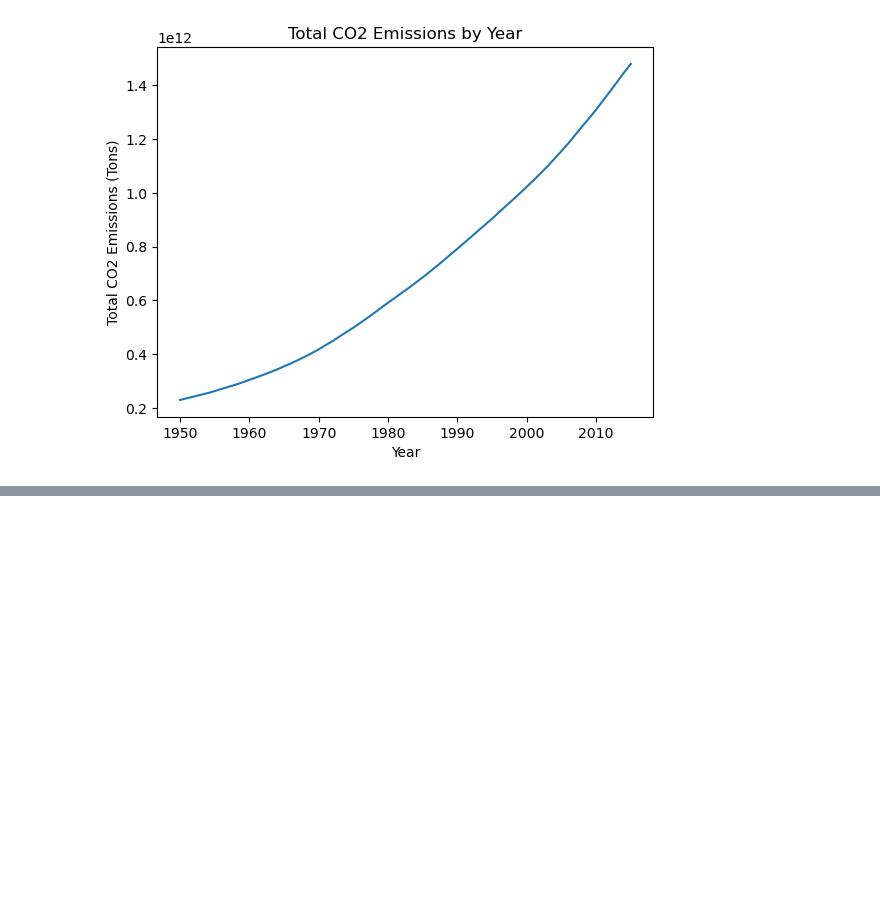
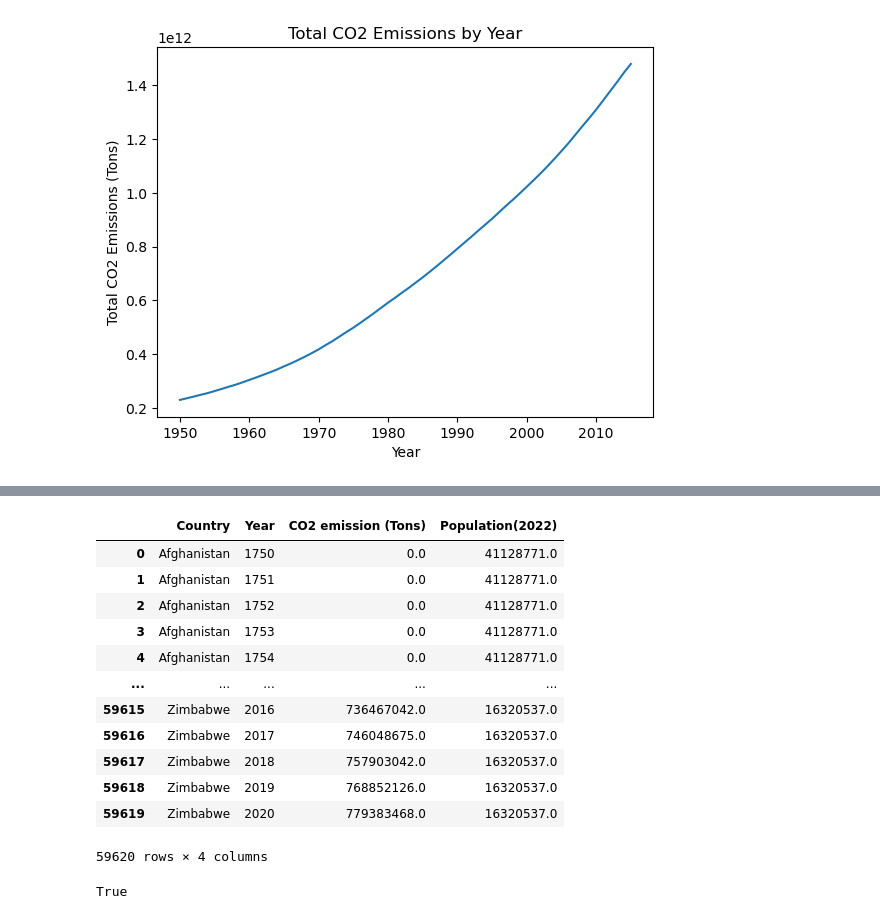
Before and after one commit to DanielBrechner/hurrdat_co2, a Jupyter notebook: CO2_explore.ipynb, the cells around one changed output, grey strips where cells are left out. Cells and saved outputs as stored; diff of their text form; code cells hidden in the pictures; blank space fills up the shorter version.

```diff
--- a/CO2_explore.ipynb
+++ b/CO2_explore.ipynb
@@ -84,0 +106,21 @@ grouped_df.to_csv('co_2.csv', index=False)
+# %%
+co2_cleaned = co2_df.drop(columns=['Code', 'Calling Code','Area','% of World','Density(km2)'])
+co2_cleaned
+# %% [output]
+|  | Country | Year | CO2 emission (Tons) | Population(2022) |
+| 0 | Afghanistan | 1750 | 0.0 | 41128771.0 |
+| 1 | Afghanistan | 1751 | 0.0 | 41128771.0 |
+| 2 | Afghanistan | 1752 | 0.0 | 41128771.0 |
+| 3 | Afghanistan | 1753 | 0.0 | 41128771.0 |
+| 4 | Afghanistan | 1754 | 0.0 | 41128771.0 |
+| ... | ... | ... | ... | ... |
+| 59615 | Zimbabwe | 2016 | 736467042.0 | 16320537.0 |
+| 59616 | Zimbabwe | 2017 | 746048675.0 | 16320537.0 |
+| 59617 | Zimbabwe | 2018 | 757903042.0 | 16320537.0 |
+| 59618 | Zimbabwe | 2019 | 768852126.0 | 16320537.0 |
+| 59619 | Zimbabwe | 2020 | 779383468.0 | 16320537.0 |
+59620 rows × 4 columns
+# %%
+co2_cleaned.isnull().values.any()
+# %% [output]
+True
```
Also changed, not shown: parts of 11 cells of this notebook.
